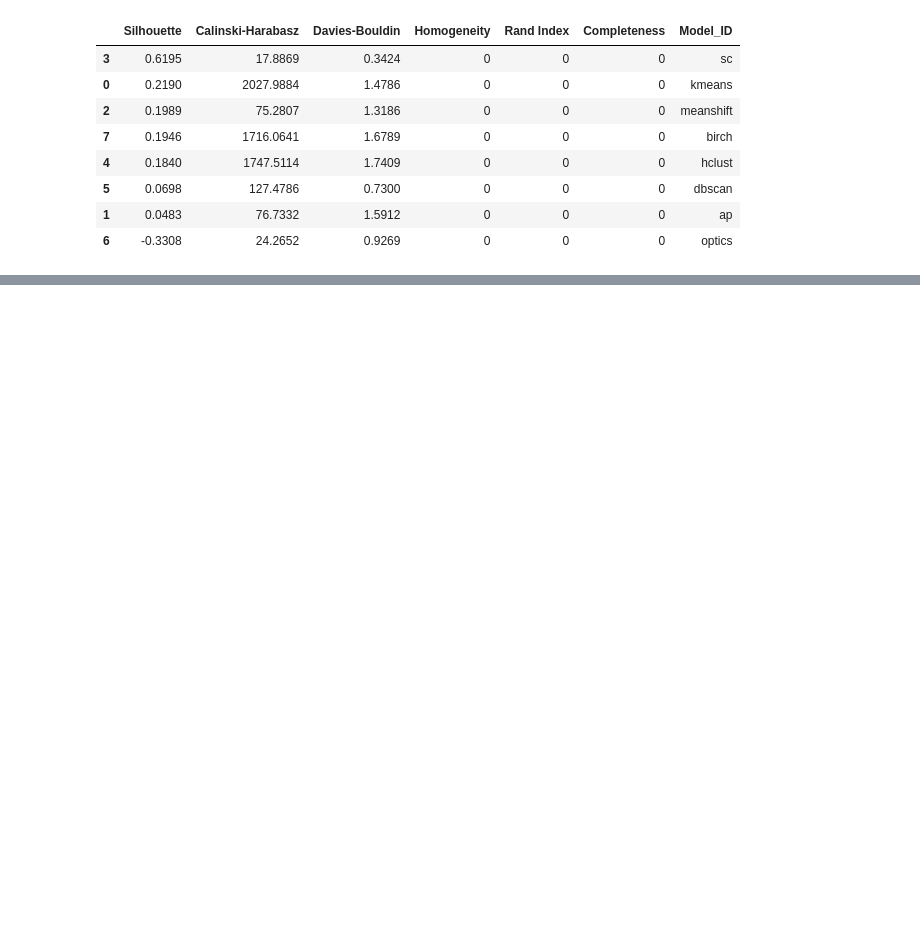
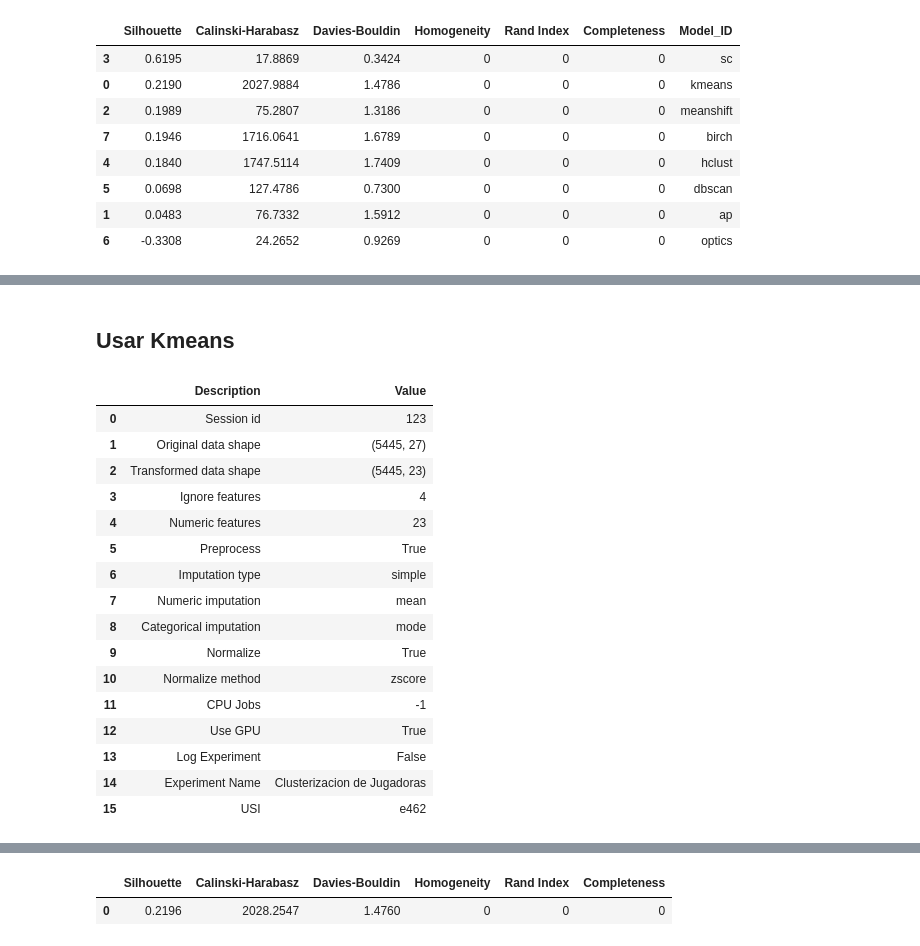
Before and after one commit to DickinsonBP/TFM_VABD, a Jupyter notebook: Modelos/modelo3.ipynb, the cells around one changed output, grey strips where cells are left out. Cells and saved outputs as stored; diff of their text form; code cells hidden in the pictures; blank space fills up the shorter version.

```diff
--- a/Modelos/modelo3.ipynb
+++ b/Modelos/modelo3.ipynb
@@ -87,0 +150,30 @@ pycc.plot_model(best_model, plot='cluster')
+# %% [markdown]
+## Usar Kmeans
+# %%
+s  = pycc.setup(df,
+                ignore_features=['Nombre', 'Temporada', 'Equipo', 'Minutos'],
+                normalize=True,
+                session_id=123,
+                experiment_name="Clusterizacion de Jugadoras",
+                use_gpu=True)
+
+k4 = pycc.create_model('kmeans', num_clusters=4, n_init=50)   # robust init
+df_k = pycc.assign_model(k4)
+# %% [output]
+|  | Description | Value |
+| 0 | Session id | 123 |
+| 1 | Original data shape | (5445, 27) |
+| 2 | Transformed data shape | (5445, 23) |
+| 3 | Ignore features | 4 |
+| 4 | Numeric features | 23 |
+| 5 | Preprocess | True |
+| 6 | Imputation type | simple |
+| 7 | Numeric imputation | mean |
+| 8 | Categorical imputation | mode |
+| 9 | Normalize | True |
+| 10 | Normalize method | zscore |
+| 11 | CPU Jobs | -1 |
+| 12 | Use GPU | True |
+| 13 | Log Experiment | False |
+| 14 | Experiment Name | Clusterizacion de Jugadoras |
+| 15 | USI | e462 |
@@ -87,0 +181,2 @@ pycc.plot_model(best_model, plot='cluster')
+|  | Silhouette | Calinski-Harabasz | Davies-Bouldin | Homogeneity | Rand Index | Completeness |
+| 0 | 0.2196 | 2028.2547 | 1.4760 | 0 | 0 | 0 |
```
Also changed, not shown: parts of 19 cells of this notebook, 2 other files.
